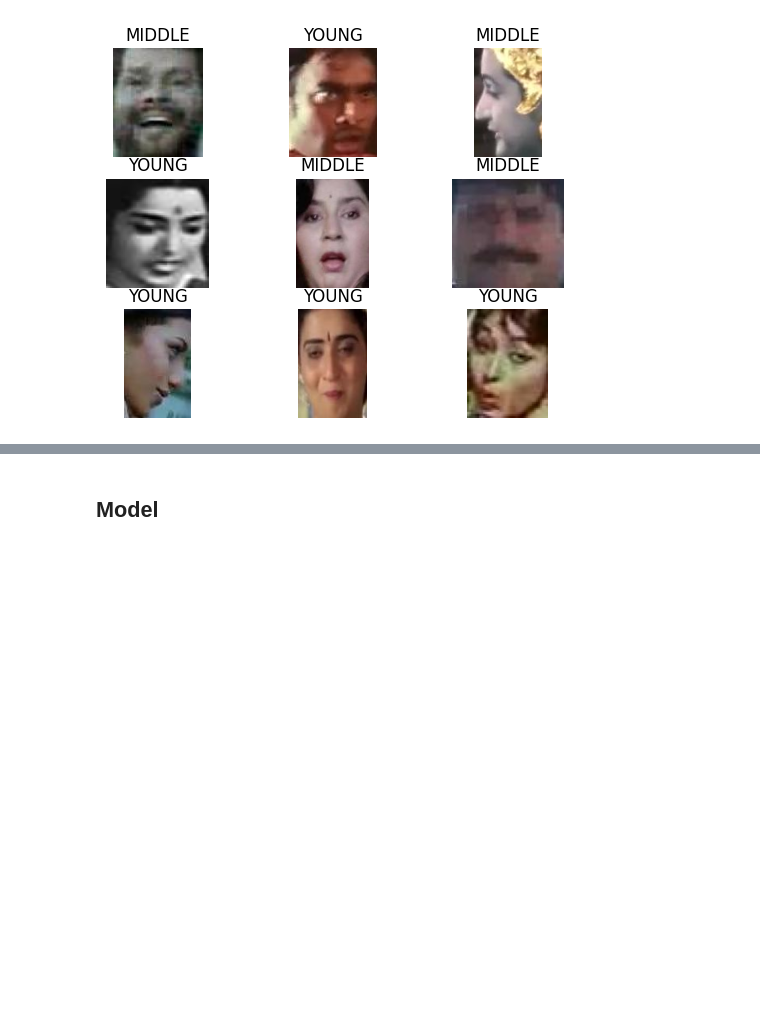
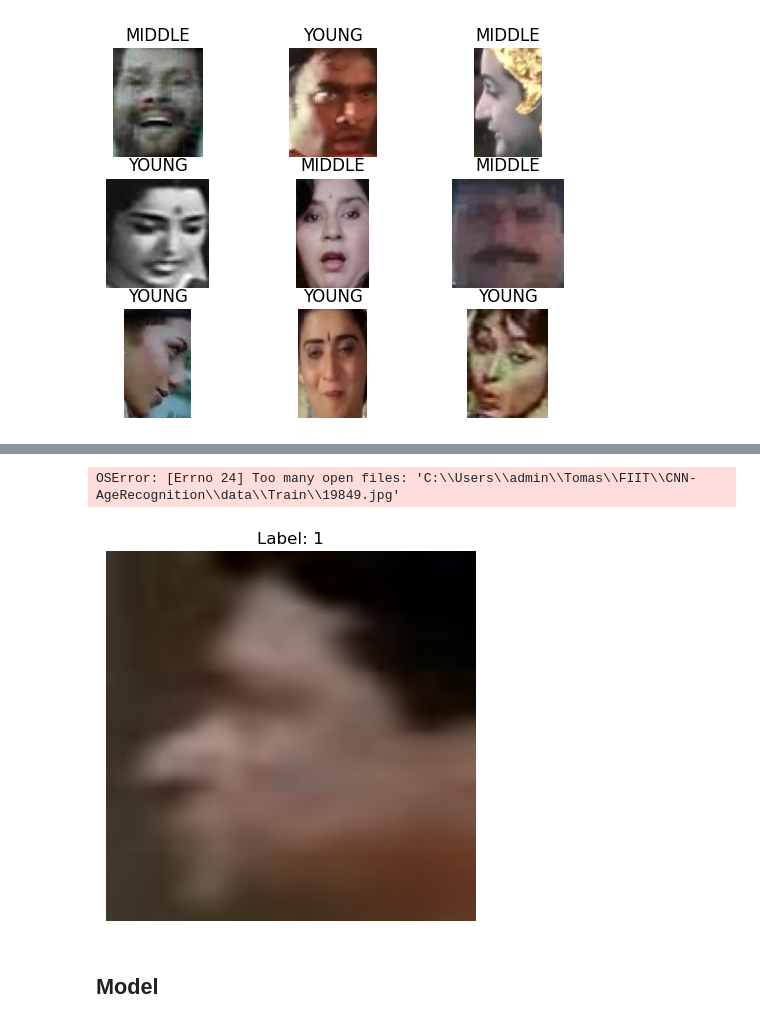
Before and after one commit to riso1410/CNN-AgeRecognition, a Jupyter notebook: age_recognition.ipynb, the cells around one changed output, grey strips where cells are left out. Saved outputs shown, nothing was run; the diff lists cells and outputs as text; code cells hidden in the pictures; blank space fills up the shorter version.

```diff
--- a/age_recognition.ipynb
+++ b/age_recognition.ipynb
@@ -134,0 +133,21 @@ dfSummary(remaining_data)
+# %%
+image_data = []
+
+for filename in os.listdir('./data/Train/'):
+    if filename.endswith(".jpg") or filename.endswith(".png"):
+        image_path = os.path.join("./data/Train/", filename)
+        image = Image.open(image_path)
+
+        image_data.append({
+            'filename': filename,
+            'width': image.width,
+            'height': image.height,
+            'mode': image.mode,
+            'image': image
+        })
+
+df = pd.DataFrame(image_data)
+
+print(df.head())
+# %% [output]
+OSError: [Errno 24] Too many open files: 'C:\\Users\\admin\\Tomas\\FIIT\\CNN-AgeRecognition\\data\\Train\\19849.jpg'
@@ -156,29 +187,44 @@ class AgeDataset(Dataset):
 
 transform = transforms.Compose([
     transforms.Resize((IMAGE_SIZE, IMAGE_SIZE)),
-    transforms.RandomHorizontalFlip(),
-    transforms.RandomRotation(10),
-    transforms.RandomPerspective(distortion_scale=0.2, p=0.1),
-    transforms.RandomGrayscale(p=0.1),
+    transforms.RandomHorizontalFlip(p=0.5),
+    #transforms.RandomRotation(degrees=15),
+    transforms.ColorJitter(brightness=0.2, contrast=0.2, saturation=0.2, hue=0.1),
     transforms.ToTensor(),
+    transforms.Normalize(mean=[0.5], std=[0.5])
+
 ])
 
-# train_dataset = AgeDataset(dataframe=sampled_data, transform=transform)
-# train_loader = DataLoader(train_dataset, batch_size=(128), shuffle=True)
 
-# val_dataset = AgeDataset(dataframe=remaining_data, transform=transform)
-# val_loader = DataLoader(val_dataset, batch_size=(128), shuffle=False)
-
-# Use the splits for the dataset
 train_dataset = AgeDataset(filenames=X_train, labels=y_train, transform=transform)
 train_loader = DataLoader(train_dataset, batch_size=batch_size, shuffle=True)
 
 val_dataset = AgeDataset(filenames=X_val, labels=y_val, transform=transform)
 val_loader = DataLoader(val_dataset, batch_size=batch_size, shuffle=False)
 
-# You can similarly create a test dataset if needed
 test_dataset = AgeDataset(filenames=X_test, labels=y_test, transform=transform)
 test_loader = DataLoader(test_dataset, batch_size=batch_size, shuffle=False)
+# %%
+image_tensor, label = val_dataset[8]  # Assuming val_dataset returns (image, label)
+
+# If the tensor is normalized, you might need to denormalize it
+# For example, if the dataset uses mean=[0.5, 0.5, 0.5] and std=[0.5, 0.5, 0.5]:
+denormalize = transforms.Normalize(mean=[-0.5 / 0.5, -0.5 / 0.5, -0.5 / 0.5], std=[1 / 0.5, 1 / 0.5, 1 / 0.5])
+image_tensor = denormalize(image_tensor)
+
+# Convert from [C, H, W] to [H, W, C]
+image_np = image_tensor.permute(1, 2, 0).cpu().numpy()
+
+# Clip values to the range [0, 1] if necessary
+image_np = image_np.clip(0, 1)
+
+# Plot the image
+plt.imshow(image_np)
+plt.title(f'Label: {label}')
+plt.axis('off')
+plt.show()
+# %% [output]
+[figure, added]
 # %% [markdown]
 ## Model
 # %%
```
Also changed, not shown: parts of 19 cells of this notebook.
